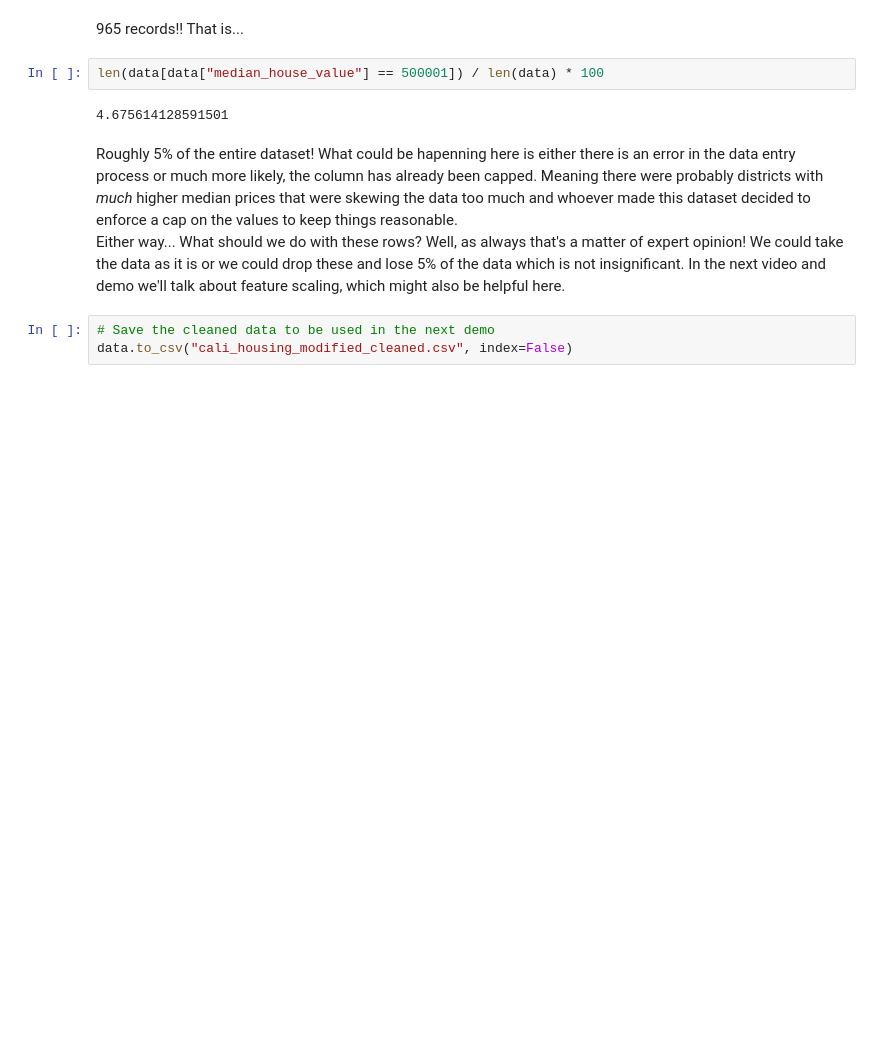
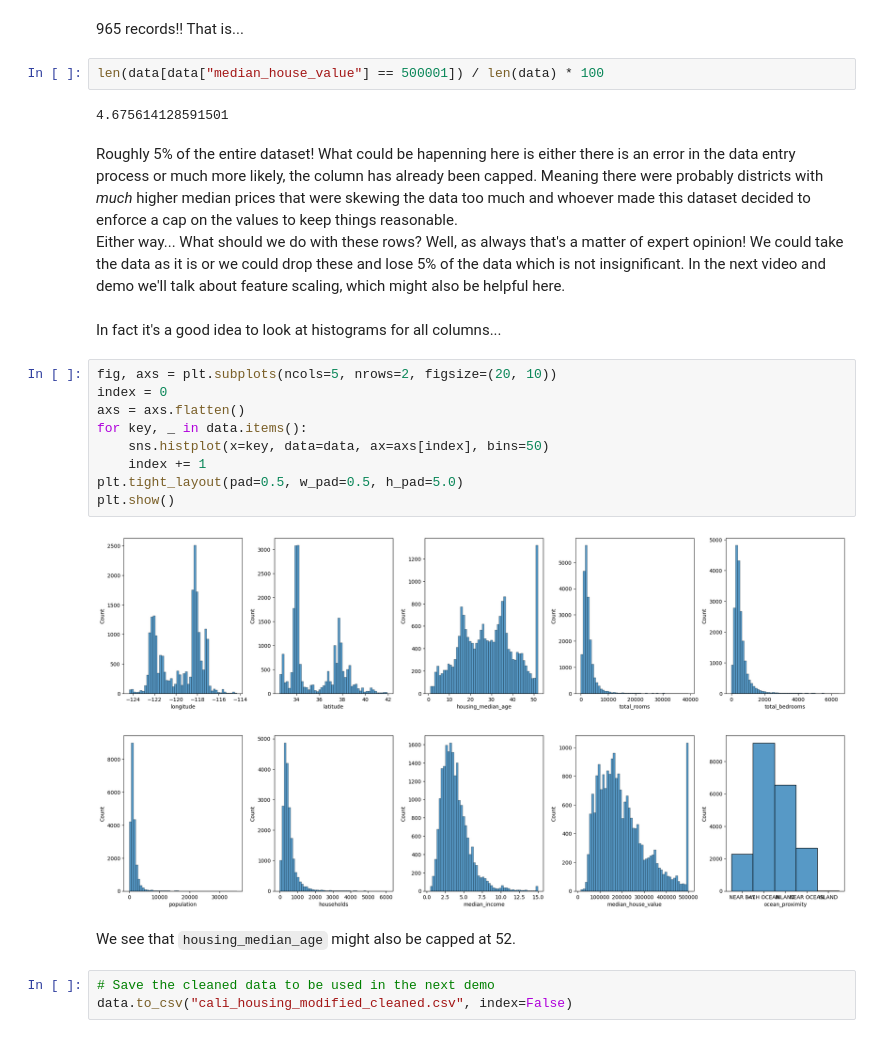
Before and after one commit to udacity/optimizing-ai-strategies, a Jupyter notebook: l1-introduction-to-ai-model-optimization/demo1/L1_Demo1.ipynb, the cells around one changed output. Drawn from its saved outputs; the diff is of its cells as text; blank space fills up the shorter version.

Commit message:
Add bins=50 to hist plots

```diff
--- a/l1-introduction-to-ai-model-optimization/demo1/L1_Demo1.ipynb
+++ b/l1-introduction-to-ai-model-optimization/demo1/L1_Demo1.ipynb
@@ -310,6 +310,21 @@ len(data[data["median_house_value"] == 500001]) / len(data) * 100
 # %% [markdown]
 Roughly 5% of the entire dataset! What could be hapenning here is either there is an error in the data entry process or much more likely, the column has already been capped. Meaning there were probably districts with _much_ higher median prices that were skewing the data too much and whoever made this dataset decided to enforce a cap on the values to keep things reasonable.
 Either way... What should we do with these rows? Well, as always that's a matter of expert opinion! We could take the data as it is or we could drop these and lose 5% of the data which is not insignificant. In the next video and demo we'll talk about feature scaling, which might also be helpful here.
+# %% [markdown]
+In fact it's a good idea to look at histograms for all columns...
+# %%
+fig, axs = plt.subplots(ncols=5, nrows=2, figsize=(20, 10))
+index = 0
+axs = axs.flatten()
+for key, _ in data.items():
+    sns.histplot(x=key, data=data, ax=axs[index], bins=50)
+    index += 1
+plt.tight_layout(pad=0.5, w_pad=0.5, h_pad=5.0)
+plt.show()
+# %% [output]
+[figure, added]
+# %% [markdown]
+We see that `housing_median_age` might also be capped at 52.
 # %%
 # Save the cleaned data to be used in the next demo
 data.to_csv("cali_housing_modified_cleaned.csv", index=False)
```
Also changed, not shown: parts of 1 cell of this notebook.
